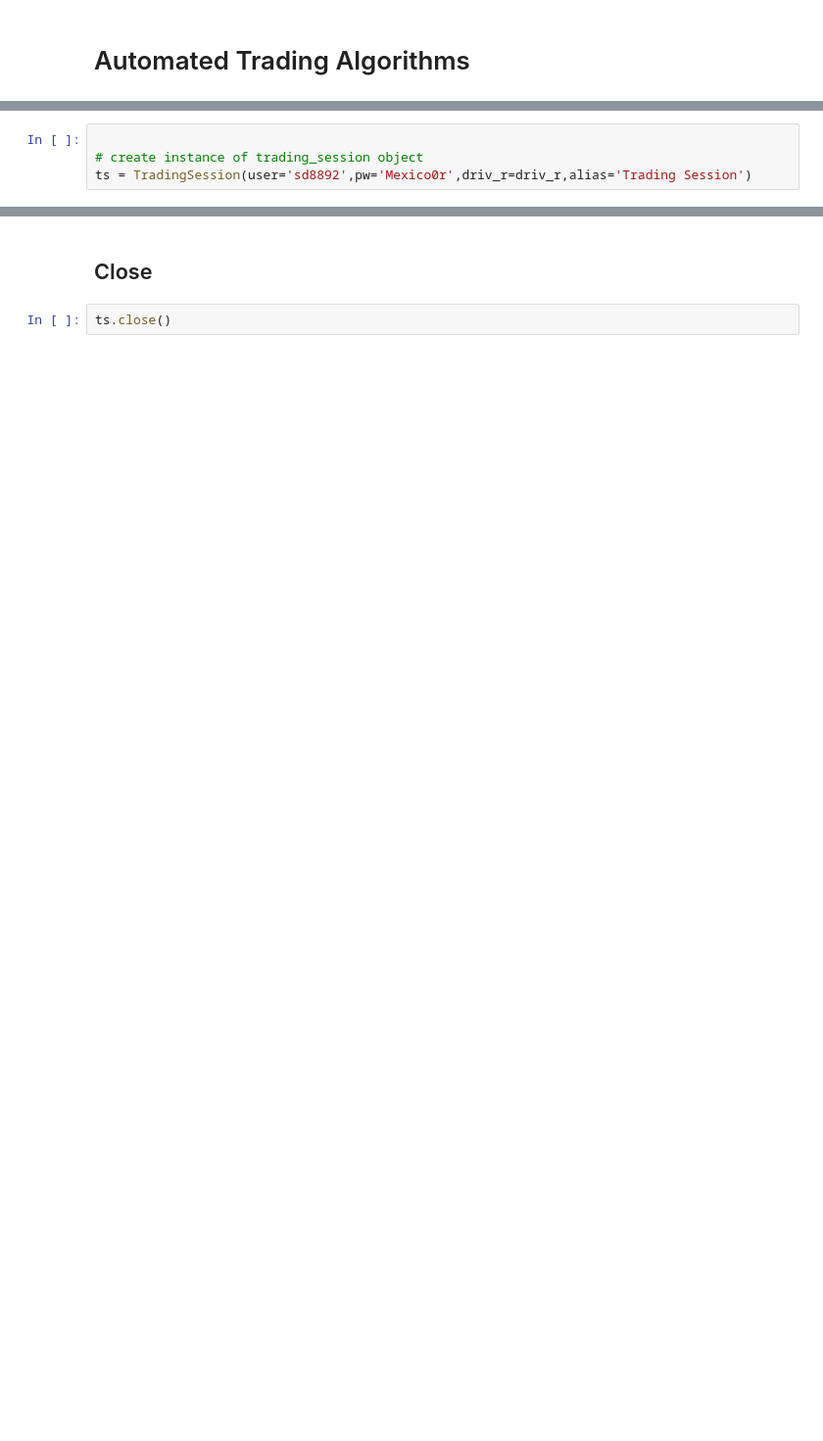
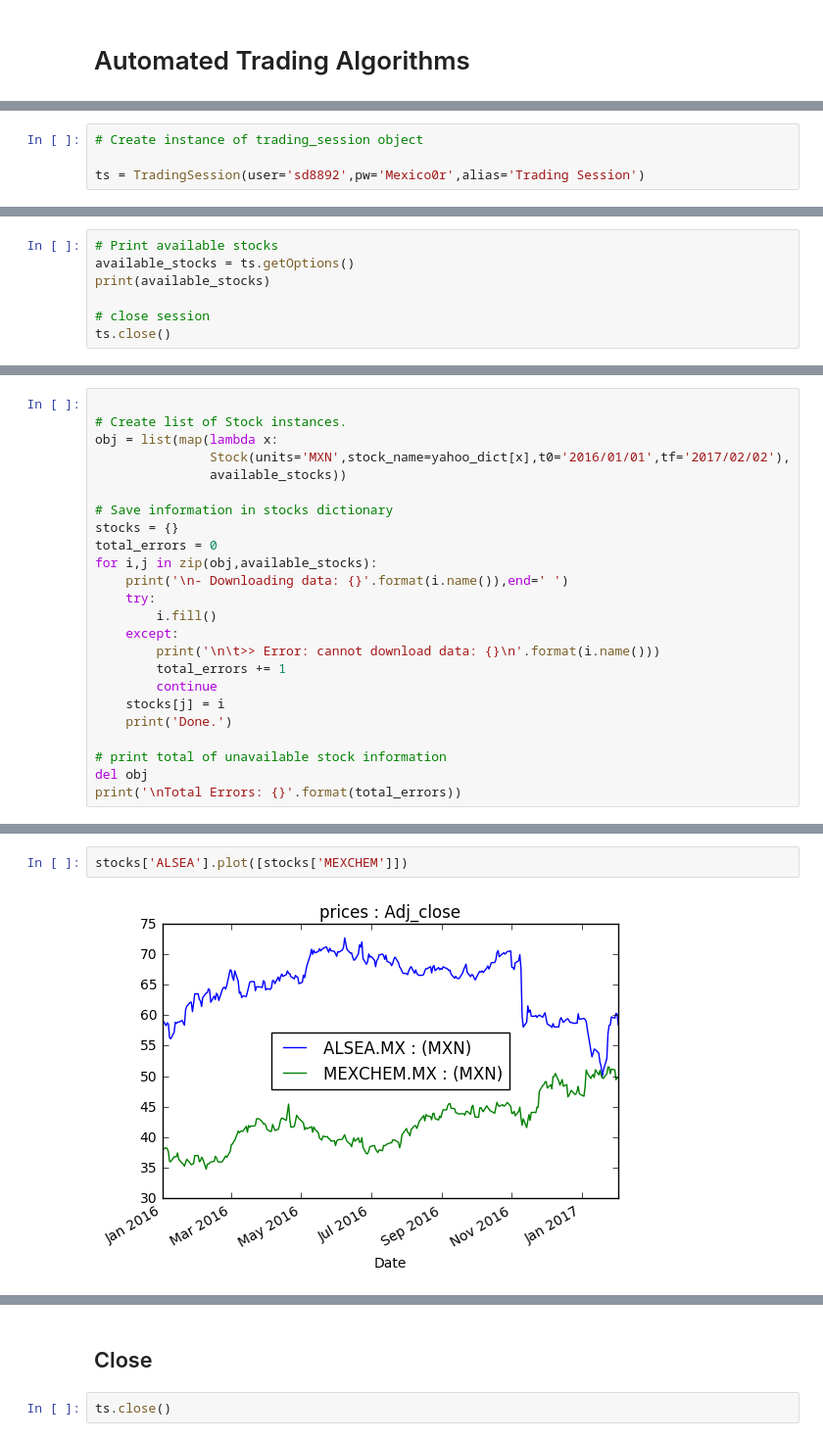
Before and after one commit to RHDZMOTA/AccitradeApp, a Jupyter notebook: Concept.ipynb, the cells around one changed output, grey strips where cells are left out. Shown at 98% size. Saved outputs shown, nothing was run; the diff lists cells and outputs as text; blank space fills up the shorter version.

```diff
--- a/Concept.ipynb
+++ b/Concept.ipynb
@@ -13,4 +13,4 @@ driv_r = '/home/rhdzmota/Downloads/chromedriver'
 # %%
+# Create instance of trading_session object
 
-# create instance of trading_session object
-ts = TradingSession(user='sd8892',pw='Mexico0r',driv_r=driv_r,alias='Trading Session')
+ts = TradingSession(user='sd8892',pw='Mexico0r',alias='Trading Session')
@@ -16,0 +20,7 @@ ts = TradingSession(user='sd8892',pw='Mexico0r',driv_r=driv_r,alias='Trading Ses
+# %%
+# Print available stocks
+available_stocks = ts.getOptions()
+print(available_stocks)
+
+# close session
+ts.close()
@@ -16,0 +31,24 @@ ts = TradingSession(user='sd8892',pw='Mexico0r',driv_r=driv_r,alias='Trading Ses
+# %%
+
+# Create list of Stock instances.
+obj = list(map(lambda x:
+               Stock(units='MXN',stock_name=yahoo_dict[x],t0='2016/01/01',tf='2017/02/02'),
+               available_stocks))
+
+# Save information in stocks dictionary
+stocks = {}
+total_errors = 0
+for i,j in zip(obj,available_stocks):
+    print('\n- Downloading data: {}'.format(i.name()),end=' ')
+    try:
+        i.fill()
+    except:
+        print('\n\t>> Error: cannot download data: {}\n'.format(i.name()))
+        total_errors += 1
+        continue
+    stocks[j] = i
+    print('Done.')
+
+# print total of unavailable stock information
+del obj
+print('\nTotal Errors: {}'.format(total_errors))
@@ -16,0 +73,4 @@ ts = TradingSession(user='sd8892',pw='Mexico0r',driv_r=driv_r,alias='Trading Ses
+# %%
+stocks['ALSEA'].plot([stocks['MEXCHEM']])
+# %% [output]
+[figure, added]
```
Also changed, not shown: parts of 21 cells of this notebook.
